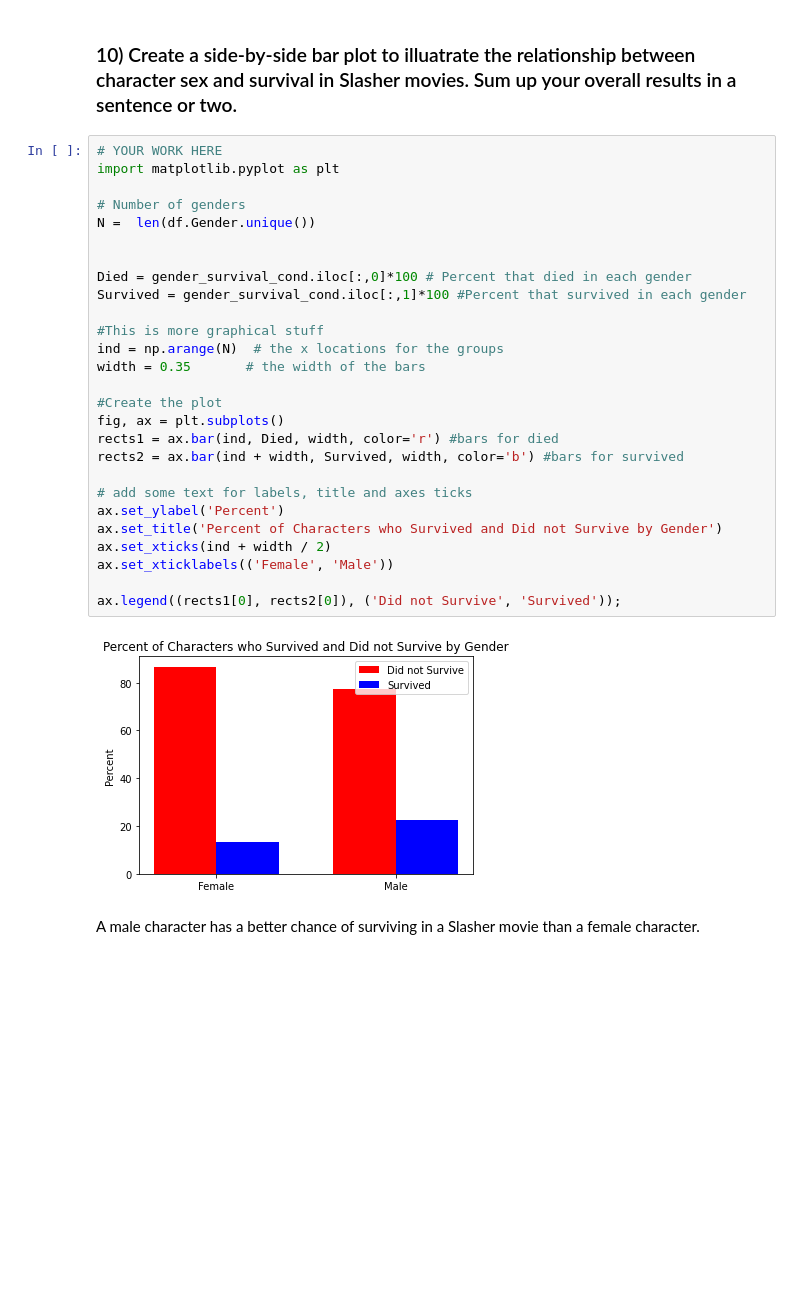
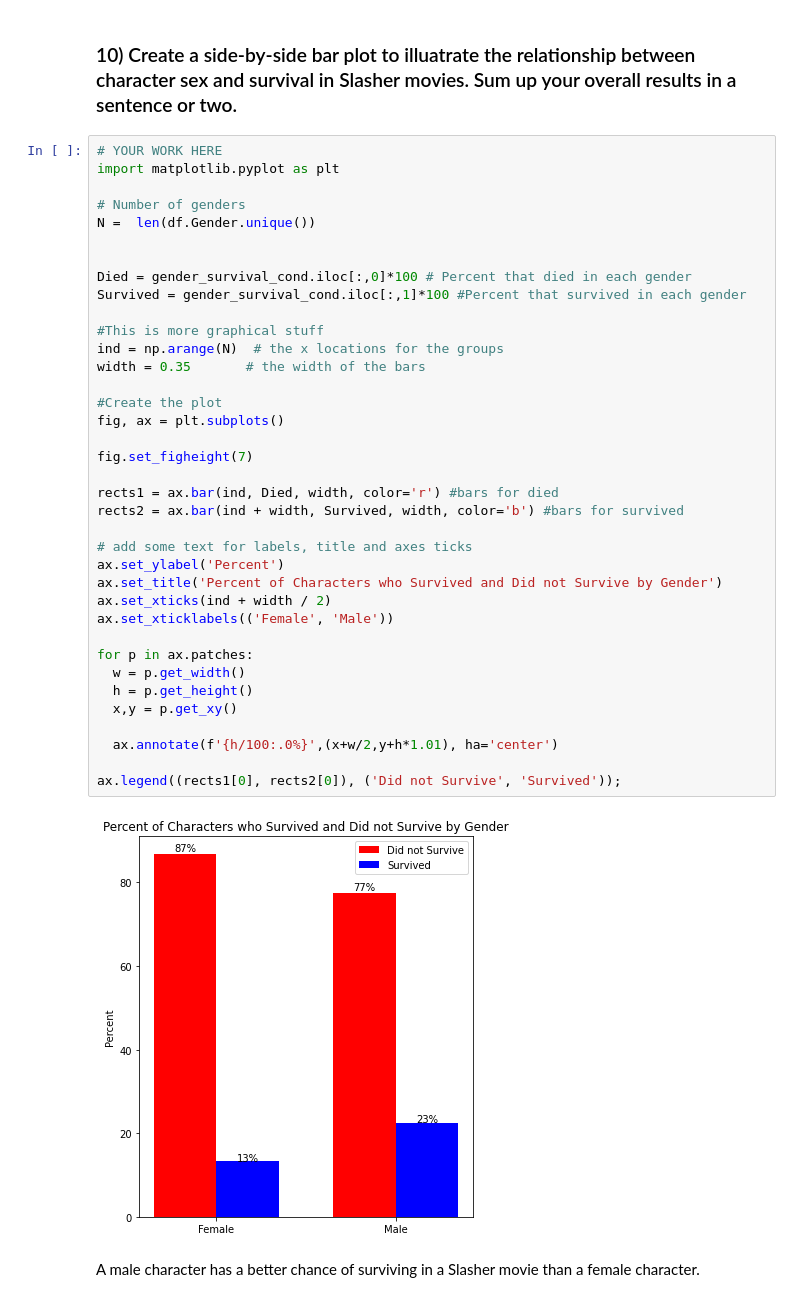
Before and after one commit to nsriniva/DS-Unit-1-Sprint-2-Statistics, a Jupyter notebook: module2/LS_DS_122_Chi2_Tests_Assignment.ipynb, the cells around one changed output. Saved outputs shown, nothing was run; the diff lists cells and outputs as text; blank space fills up the shorter version.

```diff
--- a/module2/LS_DS_122_Chi2_Tests_Assignment.ipynb
+++ b/module2/LS_DS_122_Chi2_Tests_Assignment.ipynb
@@ -166,32 +166,42 @@ The computed p-value of 0.01 is less than 0.05. Therefore, we can, at the 0.05 s
 # %%
 # YOUR WORK HERE
 import matplotlib.pyplot as plt
 
 # Number of genders
 N =  len(df.Gender.unique())
 
 
 Died = gender_survival_cond.iloc[:,0]*100 # Percent that died in each gender
 Survived = gender_survival_cond.iloc[:,1]*100 #Percent that survived in each gender
 
 #This is more graphical stuff
 ind = np.arange(N)  # the x locations for the groups
 width = 0.35       # the width of the bars
 
 #Create the plot
 fig, ax = plt.subplots()
+
+fig.set_figheight(7)
+
 rects1 = ax.bar(ind, Died, width, color='r') #bars for died
 rects2 = ax.bar(ind + width, Survived, width, color='b') #bars for survived
 
 # add some text for labels, title and axes ticks
 ax.set_ylabel('Percent')
 ax.set_title('Percent of Characters who Survived and Did not Survive by Gender')
 ax.set_xticks(ind + width / 2)
 ax.set_xticklabels(('Female', 'Male'))
 
+for p in ax.patches:
+  w = p.get_width()
+  h = p.get_height()
+  x,y = p.get_xy()
+
+  ax.annotate(f'{h/100:.0%}',(x+w/2,y+h*1.01), ha='center')
+
 ax.legend((rects1[0], rects2[0]), ('Did not Survive', 'Survived'));
 # %% [output]
-[figure, old version]
+[figure, new version]
 # %% [markdown]
 A male character has a better chance of surviving in a Slasher movie than a female character.
 # %% [markdown]
```
